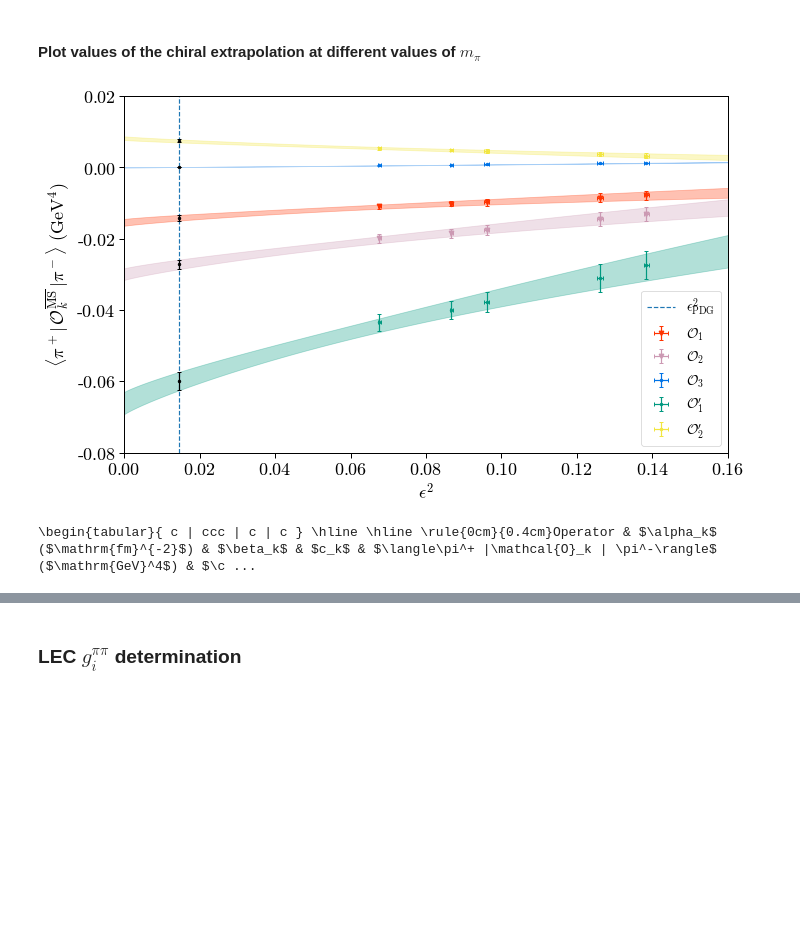
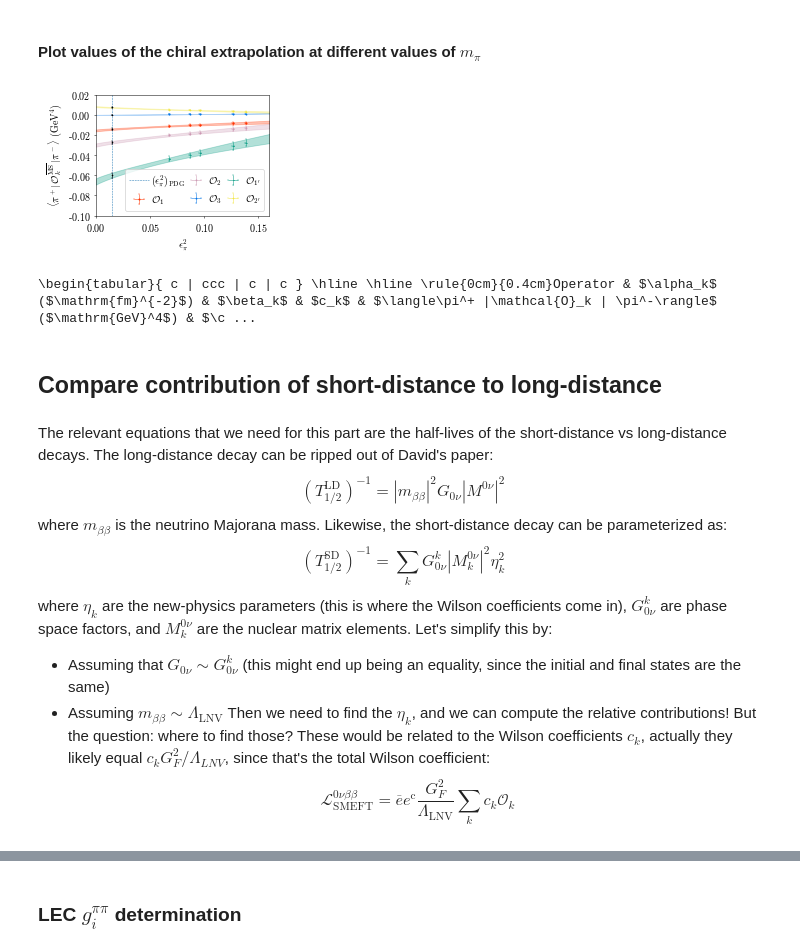
Before and after one commit to poare/lqcd, a Jupyter notebook: 0nubb/python_scripts/Chiral Extrapolation.ipynb, the cells around one changed output, grey strips where cells are left out. Cells and saved outputs as stored; diff of their text form; code cells hidden in the pictures; blank space fills up the shorter version.

```diff
--- a/0nubb/python_scripts/Chiral Extrapolation.ipynb
+++ b/0nubb/python_scripts/Chiral Extrapolation.ipynb
@@ -499,10 +499,10 @@ a^4 O2p bare: 0.000570527150145401 \pm 9.253468294741087e-06 (GeV)^4
 O2p bare: 0.01836721649057026 \pm 0.0003868188718390072 (GeV)^4
 O2p renorm: 0.010890006018632202 \pm 0.0003073489311988625 (GeV)^4
 # %%
-# test formmattools on a4_mat_elems_bare_mu and sigma
+# Table 2: dimensionless bare matrix elements
 col_labels = ['\\rule{0cm}{0.4cm}Ensemble', '$a m_\\ell$']
 for i in range(n_ops):
-    col_labels.append('$a^4 \\langle \\pi | ' + latex_labels[i] + ' | \\pi \\rangle$')
+    col_labels.append('$a^4 \\langle \\pi^+ | ' + latex_labels[i] + ' | \\pi^- \\rangle$')
 col_labels = np.array(col_labels)
 # row_labels = np.array([['\\rule{0cm}{0.4cm} 24I', '0.01'], ['24I', '0.005'], ['\\rule{0cm}{0.4cm} 32I', '0.008'], ['32I', '0.006'], ['32I', '0.004']])
 row_labels = np.array([['\\rule{0cm}{0.4cm}\multirow{2}{*}{24I}', '0.01'], [' ', '0.005'], ['\\rule{0cm}{0.4cm}\multirow{3}{*}{32I}', '0.008'], [' ', '0.006'], [' ', '0.004']])
@@ -516,0 +517,15 @@ Format string for dimensionless mat elems table
+# %%
+# Table 3: dimensionless bare matrix elements (add in ncfgs column)
+col_labels = ['\\rule{0cm}{0.4cm}Ensemble', '$a m_\\ell$']
+mat_elem_mu_array = np.array([[mat_elem_mu[ens_idx][op_idx] for op_idx in range(n_ops)] for ens_idx in range(n_ens)])
+mat_elem_sigma_array = np.array([[mat_elem_sigma[ens_idx][op_idx] for op_idx in range(n_ops)] for ens_idx in range(n_ens)])
+for i in range(n_ops):
+    col_labels.append('$\\langle \\pi^+ | ' + latex_labels[i] + '^{\\overline{\\mathrm{MS}}} | \\pi^- \\rangle\;(\\mathrm{GeV}^4)$')
+col_labels = np.array(col_labels)
+# row_labels = np.array([['\\rule{0cm}{0.4cm} 24I', '0.01'], ['24I', '0.005'], ['\\rule{0cm}{0.4cm} 32I', '0.008'], ['32I', '0.006'], ['32I', '0.004']])
+row_labels = np.array([['\\rule{0cm}{0.4cm}\multirow{2}{*}{24I}', '0.01'], [' ', '0.005'], ['\\rule{0cm}{0.4cm}\multirow{3}{*}{32I}', '0.008'], [' ', '0.006'], [' ', '0.004']])
+matelems_fmt = Table(mat_elem_mu_array, is_entry = False, sigma = mat_elem_sigma_array)
+a4_mat_elems_table = export_vert_table_latex(matelems_fmt, col_labels, row_labels = row_labels, hline_idxs = [0, 2], \
+                                             header = '\\begin{tabular}{ cc | ccccc } \\hline \\hline ')
+print('Format string for renormalized mat elems table')
+print(a4_mat_elems_table)
@@ -787,32 +805,46 @@ band_data_mu = np.array([[band_data[i][j].compute_mean() for i in range(len(m_ra
 band_data_sigma = np.array([[band_data[i][j].compute_std() for i in range(len(m_range) - 1)] for j in range(n_ops)])
 # %%
 # plot the extrapolation
+markers = ['o', 'v', '^', '_', 'x']
 style = styles['prd_twocol']
 scale = 1        # scale factor to compare to CalLat if we want
-labels = ['$\mathcal{O}_1$', '$\mathcal{O}_2$', '$\mathcal{O}_3$', '$\mathcal{O}_1 \' $', '$\mathcal{O}_2\' $']
+labels = ['$\mathcal{O}_1$', '$\mathcal{O}_2$', '$\mathcal{O}_3$', '$\mathcal{O}_{1\'} $', '$\mathcal{O}_{2\'} $']
 with sns.plotting_context('paper'):
     #plt.figure(figsize = (10, 6))
-    asp_ratio = 5/3
+    asp_ratio = 4/3
     plt.figure(figsize = (style['colwidth'], style['colwidth'] / asp_ratio))
     for j in range(n_ops):
-        plt.errorbar(eps_sq_sub_mu, scale * np.array(mat_elems_sub_mu[j]), xerr = eps_sq_sub_sigma, yerr = mat_elems_sub_sigma[j], \
-                     c = colors[j], fmt = markers[j], label = labels[j], capsize = style['endcaps'])
+        _, caps, _ = plt.errorbar(eps_sq_sub_mu, scale * np.array(mat_elems_sub_mu[j]), xerr = eps_sq_sub_sigma, yerr = mat_elems_sub_sigma[j], \
+                     c = colors[j], fmt = markers[j], label = labels[j], capsize = style['endcaps'], elinewidth = style['ebar_width'], \
+                     markersize = style['markersize'])
         plt.fill_between(epsilon_sq_range[1:], scale * np.array(band_data_mu[j]) + band_data_sigma[j], scale * np.array(band_data_mu[j]) - band_data_sigma[j], \
                         color = colors[j], alpha = 0.3)
-    plt.vlines(eps_sq_0, -0.08, 0.02, linestyles = 'dashed', label = '$\epsilon^2_{\mathrm{PDG}}$')
-    plt.errorbar([eps_sq_0, eps_sq_0, eps_sq_0, eps_sq_0, eps_sq_0], scale * np.array(O_phys_mu), yerr = O_phys_sigma, c = 'k', fmt = '.', capsize = 2)
-    plt.legend(bbox_to_anchor=(1.0, 0.0), loc='lower right', prop={'size': 14})
+        for cap in caps:
+            cap.set_markeredgewidth(style['ecap_width'])
+    plt.vlines(eps_sq_0, -0.1, 0.02, linestyles = 'dashed', label = '$(\epsilon^2_\pi)_{\mathrm{PDG}}$', linewidth = style['ebar_width'])
+    _, caps, _ = plt.errorbar([eps_sq_0, eps_sq_0, eps_sq_0, eps_sq_0, eps_sq_0], scale * np.array(O_phys_mu), yerr = O_phys_sigma, \
+                 c = 'k', fmt = markers[j], capsize = style['endcaps'], markersize = style['markersize'], elinewidth = style['ebar_width'])
+    for cap in caps:
+        cap.set_markeredgewidth(style['ecap_width'])
+    #plt.legend(bbox_to_anchor=(1.0, 0.0), loc='lower right', prop={'size': style['fontsize'] * 0.9}, ncol = 3, handletextpad = 0.2, columnspacing = 1.0)
+    plt.legend(bbox_to_anchor=(1.0, 0.0), loc='lower right', prop={'size': style['fontsize']}, ncol = 3, handletextpad = 0.2, columnspacing = 0.1)
     plt.xlim((0.0, 0.16))
-    plt.ylim((-0.08, 0.02))
-    plt.xticks(fontsize = 18)
-    plt.yticks(fontsize = 18)
-    plt.xlabel('$\epsilon^2$', fontsize = 18)
-    plt.ylabel('$\\langle \pi^+| \, \mathcal{O}_k^{\overline{\mathrm{MS}}} \, |\pi^- \\rangle$ (GeV$^4$)', fontsize = 18)
+    #plt.ylim((-0.08, 0.02))
+    plt.ylim((-0.1, 0.02))
+    plt.xticks(fontsize = style['fontsize'])
+    plt.yticks(fontsize = style['fontsize'])
+    plt.xlabel('$\epsilon_\pi^2$', fontsize = style['fontsize'])
+    plt.ylabel('$\\langle \pi^+| \, \mathcal{O}_k^{\overline{\mathrm{MS}}} \, |\pi^- \\rangle$ (GeV$^4$)', fontsize = style['fontsize'])
+    ax = plt.gca()
+    ax.xaxis.set_tick_params(width = style['tickwidth'], length = style['ticklength'])
+    ax.yaxis.set_tick_params(width = style['tickwidth'], length = style['ticklength'])
+    for spine in spinedirs:
+        ax.spines[spine].set_linewidth(style['axeswidth'])
     plt.tight_layout()
-    plt.savefig('/Users/theoares/Dropbox (MIT)/research/0nubb/paper/plots/renorm_chiral_extrap.pdf')
+    plt.savefig('/Users/theoares/Dropbox (MIT)/research/0nubb/paper/plots/renorm_chiral_extrap.pdf', bbox_inches='tight')
     plt.show()
 # %% [output]
-[figure, old version]
+[figure, new version]
 # %%
 # format output table
 out_col_labels = np.array(['\\rule{0cm}{0.4cm}Operator', '$\\alpha_k$ ($\\mathrm{fm}^{-2}$)', '$\\beta_k$', '$c_k$', \
@@ -829,3 +861,21 @@ print(export_vert_table_latex(full_table, out_col_labels, out_hor_labels, hline_
                               header = '\\begin{tabular}{ c | ccc | c | c } \\hline \\hline '))
 # %% [output]
 \begin{tabular}{ c | ccc | c | c } \hline \hline \rule{0cm}{0.4cm}Operator & $\alpha_k$ ($\mathrm{fm}^{-2}$) & $\beta_k$ & $c_k$ & $\langle\pi^+ |\mathcal{O}_k | \pi^-\rangle$ ($\mathrm{GeV}^4$) & $\c ...
+# %% [markdown]
+## Compare contribution of short-distance to long-distance
+# %% [markdown]
+The relevant equations that we need for this part are the half-lives of the short-distance vs long-distance decays. The long-distance decay can be ripped out of David's paper:
+$$
+    (T_{1/2}^{\mathrm{LD}})^{-1} = |m_{\beta\beta}|^2 G_{0\nu} |M^{0\nu}|^2
+$$
+where $m_{\beta\beta}$ is the neutrino Majorana mass. Likewise, the short-distance decay can be parameterized as:
+$$
+    (T_{1/2}^{\mathrm{SD}})^{-1} = \sum_k G_{0\nu}^k |M^{0\nu}_k|^2 \eta_k^2
+$$
+where $\eta_k$ are the new-physics parameters (this is where the Wilson coefficients come in), $G_{0\nu}^k$ are phase space factors, and $M^{0\nu}_k$ are the nuclear matrix elements. Let's simplify this by:
+- Assuming that $G_{0\nu}\sim G_{0\nu}^k$ (this might end up being an equality, since the initial and final states are the same)
+- Assuming $m_{\beta\beta} \sim \Lambda_\mathrm{LNV}$
+Then we need to find the $\eta_k$, and we can compute the relative contributions! But the question: where to find those? These would be related to the Wilson coefficients $c_k$, actually they likely equal $c_k G_F^2 / \Lambda_{LNV}$, since that's the total Wilson coefficient:
+\begin{equation}
+    \mathcal L_\mathrm{SMEFT}^{0\nu\beta\beta} = \overline{e} e^\mathrm{c} \frac{G_F^2}{\Lambda_\mathrm{LNV}} \sum_k c_k \mathcal O_k
+\end{equation}
```
Also changed, not shown: parts of 9 cells of this notebook, 13 other files.
